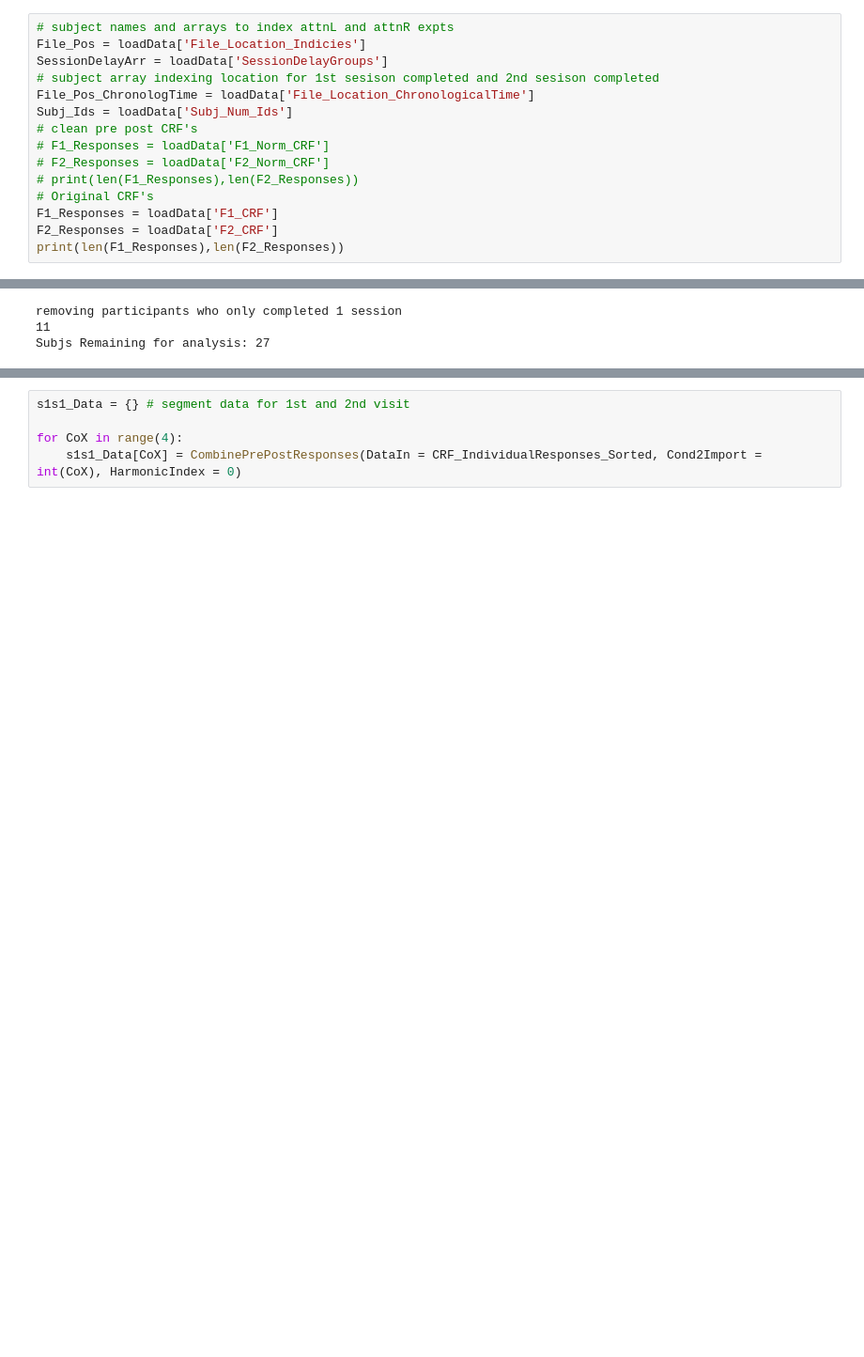
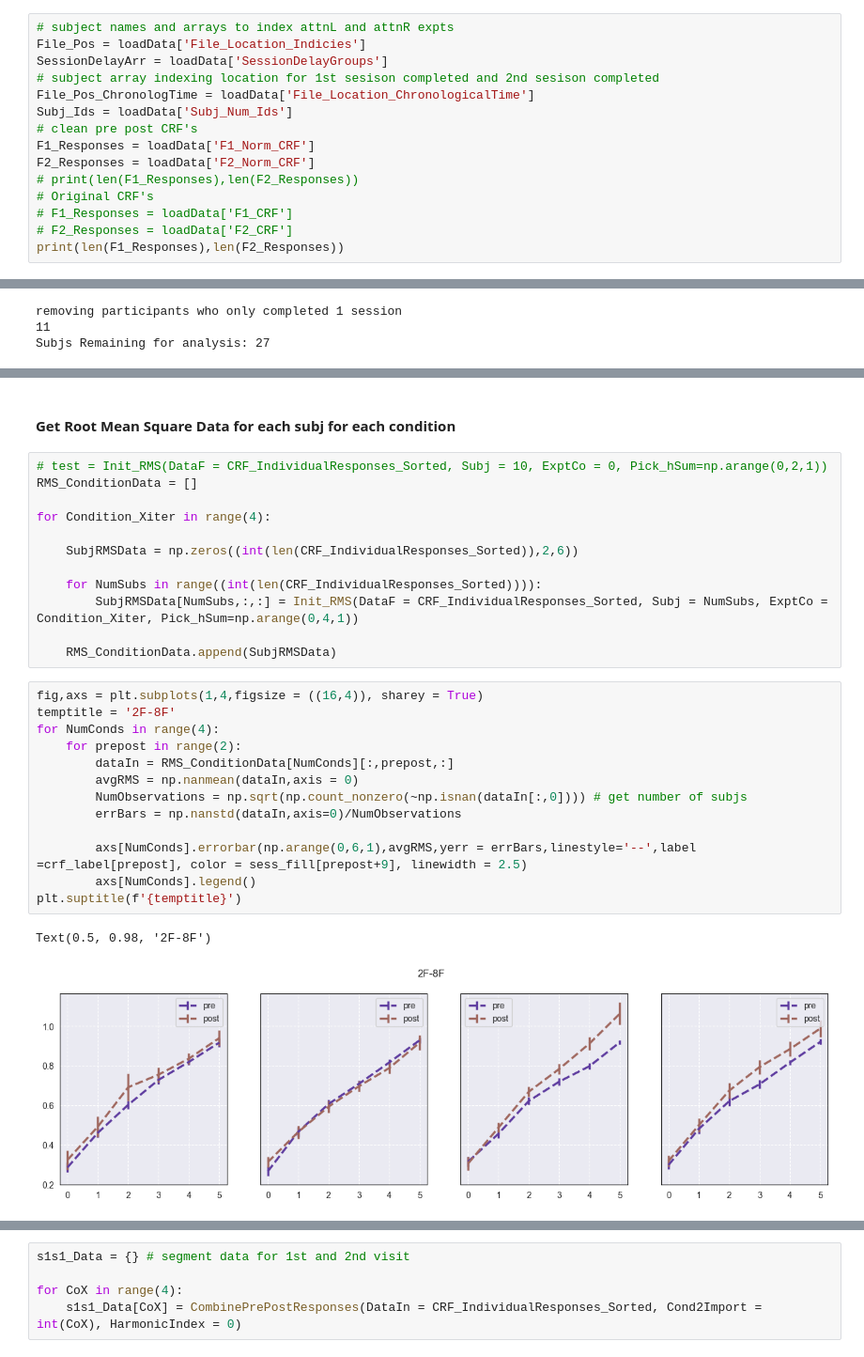
Before and after one commit to PatriciaNL/SSRP_Analysis, a Jupyter notebook: Pre_Post_Analysis_Segments.ipynb, the cells around one changed output, grey strips where cells are left out. Shown at 94% size. Saved outputs shown, nothing was run; the diff lists cells and outputs as text; blank space fills up the shorter version.

```diff
--- a/Pre_Post_Analysis_Segments.ipynb
+++ b/Pre_Post_Analysis_Segments.ipynb
@@ -363,12 +363,12 @@ SessionDelayArr = loadData['SessionDelayGroups']
 File_Pos_ChronologTime = loadData['File_Location_ChronologicalTime']
 Subj_Ids = loadData['Subj_Num_Ids']
 # clean pre post CRF's
-# F1_Responses = loadData['F1_Norm_CRF']
-# F2_Responses = loadData['F2_Norm_CRF']
+F1_Responses = loadData['F1_Norm_CRF']
+F2_Responses = loadData['F2_Norm_CRF']
 # print(len(F1_Responses),len(F2_Responses))
 # Original CRF's
-F1_Responses = loadData['F1_CRF']
-F2_Responses = loadData['F2_CRF']
+# F1_Responses = loadData['F1_CRF']
+# F2_Responses = loadData['F2_CRF']
 print(len(F1_Responses),len(F2_Responses))
 # %% [output]
 66 66
@@ -484,0 +503,30 @@ for iter in range(len(Subj_Ids)):
+# %% [markdown]
+#### **Get Root Mean Square Data for each subj for each condition**
+# %%
+# test = Init_RMS(DataF = CRF_IndividualResponses_Sorted, Subj = 10, ExptCo = 0, Pick_hSum=np.arange(0,2,1))
+RMS_ConditionData = []
+
+for Condition_Xiter in range(4):
+
+    SubjRMSData = np.zeros((int(len(CRF_IndividualResponses_Sorted)),2,6))
+
+    for NumSubs in range((int(len(CRF_IndividualResponses_Sorted)))):
+        SubjRMSData[NumSubs,:,:] = Init_RMS(DataF = CRF_IndividualResponses_Sorted, Subj = NumSubs, ExptCo = Condition_Xiter, Pick_hSum=np.arange(0,4,1))
+
+    RMS_ConditionData.append(SubjRMSData)
+# %%
+fig,axs = plt.subplots(1,4,figsize = ((16,4)), sharey = True)
+temptitle = '2F-8F'
+for NumConds in range(4):
+    for prepost in range(2):
+        dataIn = RMS_ConditionData[NumConds][:,prepost,:]
+        avgRMS = np.nanmean(dataIn,axis = 0)
+        NumObservations = np.sqrt(np.count_nonzero(~np.isnan(dataIn[:,0]))) # get number of subjs
+        errBars = np.nanstd(dataIn,axis=0)/NumObservations
+
+        axs[NumConds].errorbar(np.arange(0,6,1),avgRMS,yerr = errBars,linestyle='--',label =crf_label[prepost], color = sess_fill[prepost+9], linewidth = 2.5)
+        axs[NumConds].legend()
+plt.suptitle(f'{temptitle}')
+# %% [output]
+Text(0.5, 0.98, '2F-8F')
+[figure, added]
```
Also changed, not shown: parts of 16 cells of this notebook.
